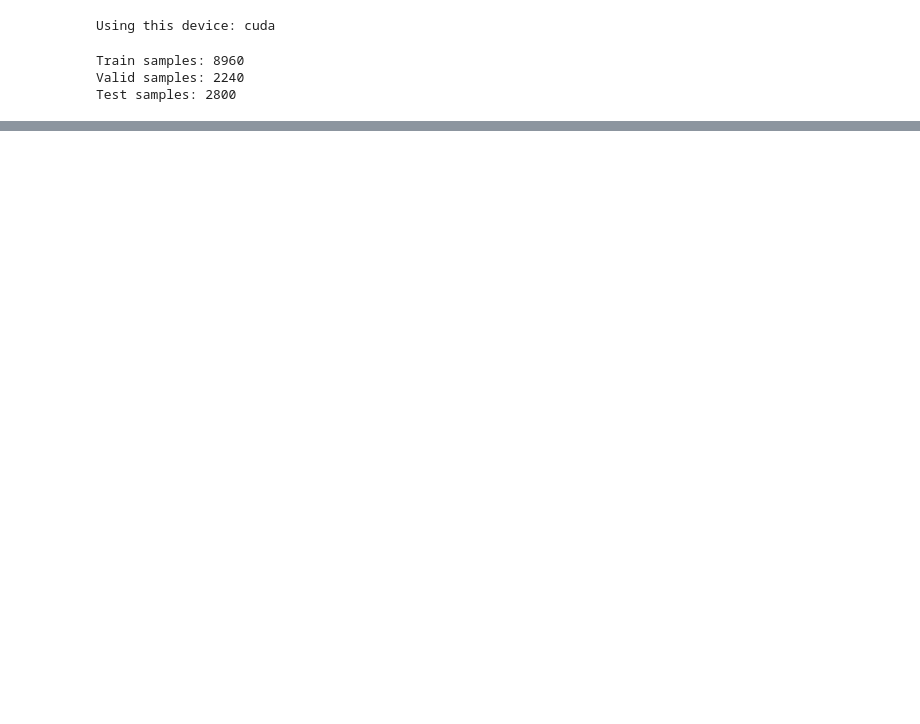
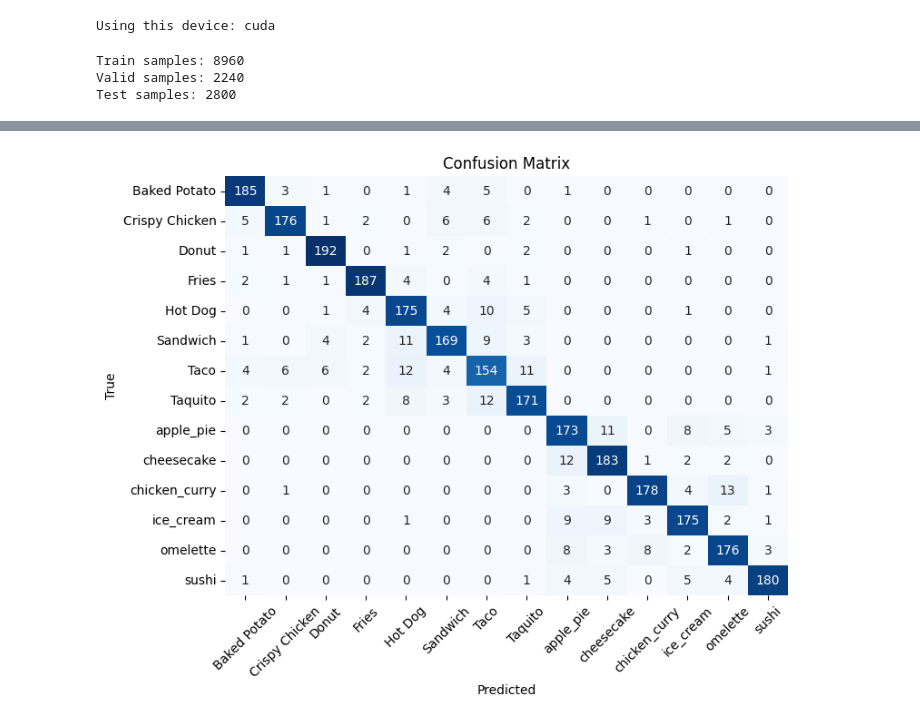
Before and after one commit to silentfortin/ai-portfolio, a Jupyter notebook: 06-dl-pytorch-food/food_image_classification_optimization.ipynb, the cells around one changed output, grey strips where cells are left out. Drawn from its saved outputs; the diff is of its cells as text; code cells hidden in the pictures; blank space fills up the shorter version.

```diff
--- a/06-dl-pytorch-food/food_image_classification_optimization.ipynb
+++ b/06-dl-pytorch-food/food_image_classification_optimization.ipynb
@@ -18,5 +27,5 @@ from sklearn.metrics import accuracy_score, f1_score, classification_report, con
 # %%
-device = torch.device('cuda' if torch.cuda.is_available else 'cpu')
+device = torch.device('cuda' if torch.cuda.is_available() else 'cpu')
 print(f'Using this device: {device}')
 # %% [output]
 Using this device: cuda
@@ -114,0 +312,4 @@ plt.show()
+# %%
+# load best fine-tuned model
+model.load_state_dict(torch.load("best_finetuned_model.pth"))
+model.to(device)
@@ -114,0 +334,24 @@ plt.show()
+# %%
+y_true, y_pred = [], []
+model.eval()
+with torch.no_grad():
+  for images, labels in test_loader:
+    images, labels = images.to(device), labels.to(device)
+    outputs = model(images)
+    _, predicted = torch.max(outputs, 1)
+    y_true.extend(labels.cpu().numpy())
+    y_pred.extend(predicted.cpu().numpy())
+# %%
+class_names = train_loader.dataset.classes
+
+# Accuracy
+accuracy = accuracy_score(y_true, y_pred)
+print(f'Test Accuracy: {accuracy*100:.2f}%')
+
+# F1-score macro
+f1 = f1_score(y_true, y_pred, average="macro")
+print(f"Macro F1-score: {f1:.4f}")
+
+# Classification report
+print("Classification Report:")
+print(classification_report(y_true, y_pred, target_names=class_names))
@@ -114,0 +376,16 @@ plt.show()
+# %%
+cm = confusion_matrix(y_true, y_pred)
+
+plt.figure(figsize=(8,6))
+sns.heatmap(cm, annot=True, fmt='d', cmap="Blues", cbar=False,
+            xticklabels=class_names, yticklabels=class_names)
+
+plt.title("Confusion Matrix")
+plt.xlabel("Predicted")
+plt.ylabel("True")
+
+plt.xticks(rotation=45)
+plt.yticks(rotation=0)
+plt.show()
+# %% [output]
+[figure, added]
```
Also changed, not shown: parts of 21 cells of this notebook.
